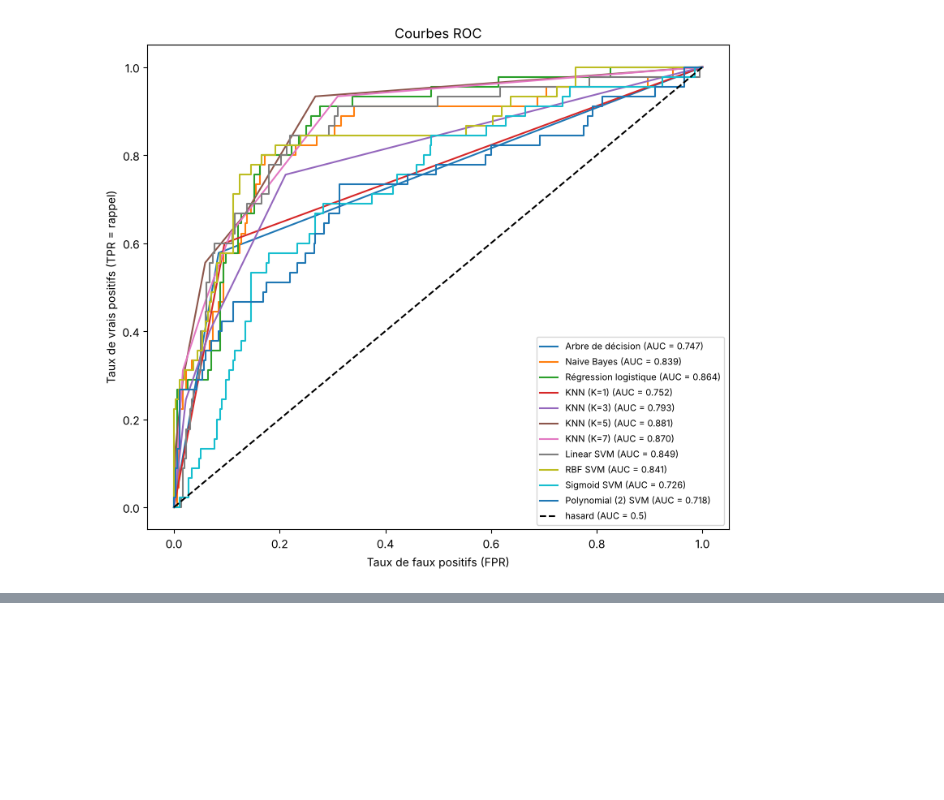
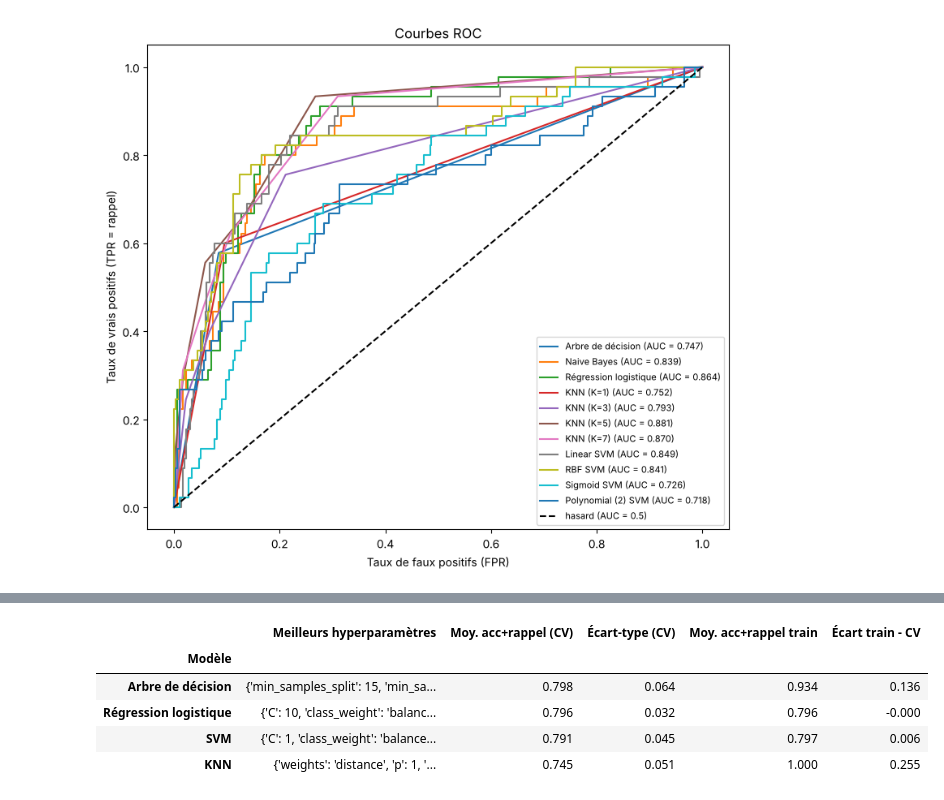
Before and after one commit to NakadBellon/Projet_ML_Thomas_Nakad, a Jupyter notebook: projet_qualite_vin.ipynb, the cells around one changed output, grey strips where cells are left out. Cells and saved outputs as stored; diff of their text form; code cells hidden in the pictures; blank space fills up the shorter version.

```diff
--- a/projet_qualite_vin.ipynb
+++ b/projet_qualite_vin.ipynb
@@ -784,0 +575,12 @@ Modèle sauvegardé dans models/modele_final.joblib
+# %%
+gs_lr=GridSearchCV(LogisticRegression(max_iter=1000),
+                   {'C':[0.01,0.1,1,10,100],'class_weight':[None,'balanced']},
+                   cv=5, scoring=critere)
+gs_lr.fit(Xtrain_sel_norm,Ytrain)
+print('Régression logistique :', gs_lr.best_params_, '| Moy. acc+rappel (CV) = {0:.3f}'.format(gs_lr.best_score_))
+
+gs_svm=GridSearchCV(SVC(degree=2),
+                    {'kernel':['linear','rbf','sigmoid','poly'],'C':[0.1,1,10,100],'class_weight':[None,'balanced']},
+                    cv=5, scoring=critere)
+gs_svm.fit(Xtrain_sel_norm,Ytrain)
+print('SVM :', gs_svm.best_params_, '| Moy. acc+rappel (CV) = {0:.3f}'.format(gs_svm.best_score_))
@@ -784,0 +602,15 @@ Modèle sauvegardé dans models/modele_final.joblib
+# %%
+rs_arbre=RandomizedSearchCV(DecisionTreeClassifier(random_state=0, criterion='entropy'),
+                            {'max_depth':list(range(2,21))+[None],
+                             'min_samples_split':list(range(2,21)),
+                             'min_samples_leaf':list(range(1,21)),
+                             'class_weight':[None,'balanced']},
+                            n_iter=30, cv=5, scoring=critere, random_state=0)
+rs_arbre.fit(Xtrain_sel_norm,Ytrain)
+print('Arbre de décision :', rs_arbre.best_params_, '| Moy. acc+rappel (CV) = {0:.3f}'.format(rs_arbre.best_score_))
+
+rs_knn=RandomizedSearchCV(KNeighborsClassifier(),
+                          {'n_neighbors':list(range(1,51)),'weights':['uniform','distance'],'p':[1,2]},
+                          n_iter=30, cv=5, scoring=critere, random_state=0)
+rs_knn.fit(Xtrain_sel_norm,Ytrain)
+print('KNN :', rs_knn.best_params_, '| Moy. acc+rappel (CV) = {0:.3f}'.format(rs_knn.best_score_))
@@ -784,0 +623,20 @@ Modèle sauvegardé dans models/modele_final.joblib
+# %%
+optimisations={'Régression logistique':gs_lr,'SVM':gs_svm,'Arbre de décision':rs_arbre,'KNN':rs_knn}
+lignes=[]
+for nom,recherche in optimisations.items():
+    Ypred_train=recherche.best_estimator_.predict(Xtrain_sel_norm)
+    lignes.append({'Modèle':nom,
+                   'Meilleurs hyperparamètres':recherche.best_params_,
+                   'Moy. acc+rappel (CV)':recherche.best_score_,
+                   'Écart-type (CV)':recherche.cv_results_['std_test_score'][recherche.best_index_],
+                   'Moy. acc+rappel train':moyenne_acc_rappel(Ytrain,Ypred_train)})
+tab_opt=pd.DataFrame(lignes).set_index('Modèle')
+tab_opt['Écart train - CV']=tab_opt['Moy. acc+rappel train']-tab_opt['Moy. acc+rappel (CV)']
+tab_opt.round(3).sort_values('Moy. acc+rappel (CV)',ascending=False)
+# %% [output]
+|  | Meilleurs hyperparamètres | Moy. acc+rappel (CV) | Écart-type (CV) | Moy. acc+rappel train | Écart train - CV |
+| Modèle |  |  |  |  |  |
+| Arbre de décision | {'min_samples_split': 15, 'min_sa... | 0.798 | 0.064 | 0.934 | 0.136 |
+| Régression logistique | {'C': 10, 'class_weight': 'balanc... | 0.796 | 0.032 | 0.796 | -0.000 |
+| SVM | {'C': 1, 'class_weight': 'balance... | 0.791 | 0.045 | 0.797 | 0.006 |
+| KNN | {'weights': 'distance', 'p': 1, '... | 0.745 | 0.051 | 1.000 | 0.255 |
```
Also changed, not shown: parts of 86 cells of this notebook, 6 other files.
